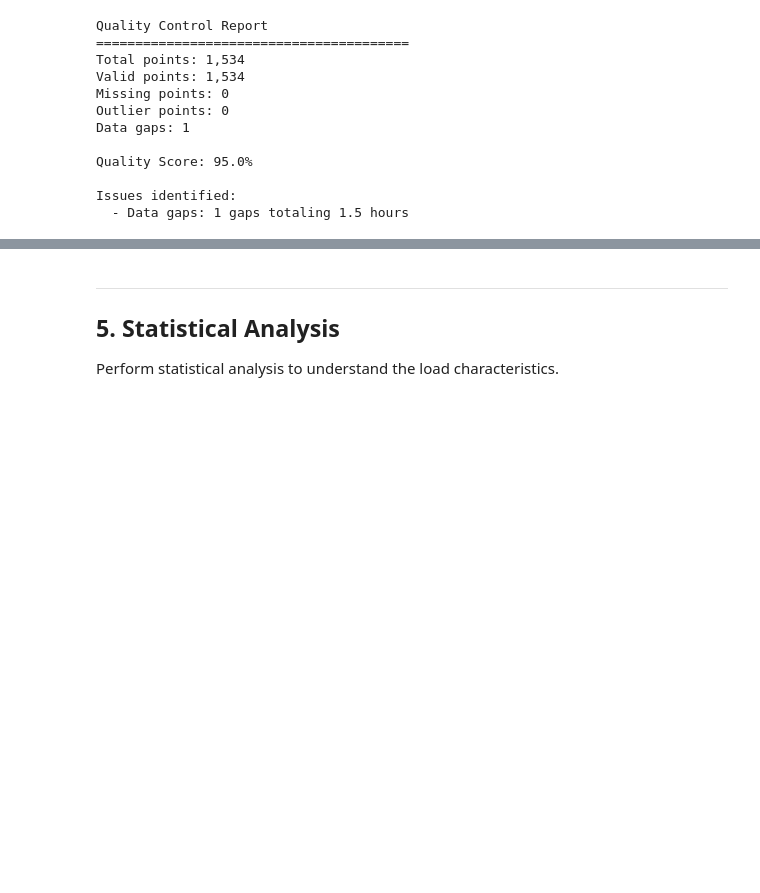
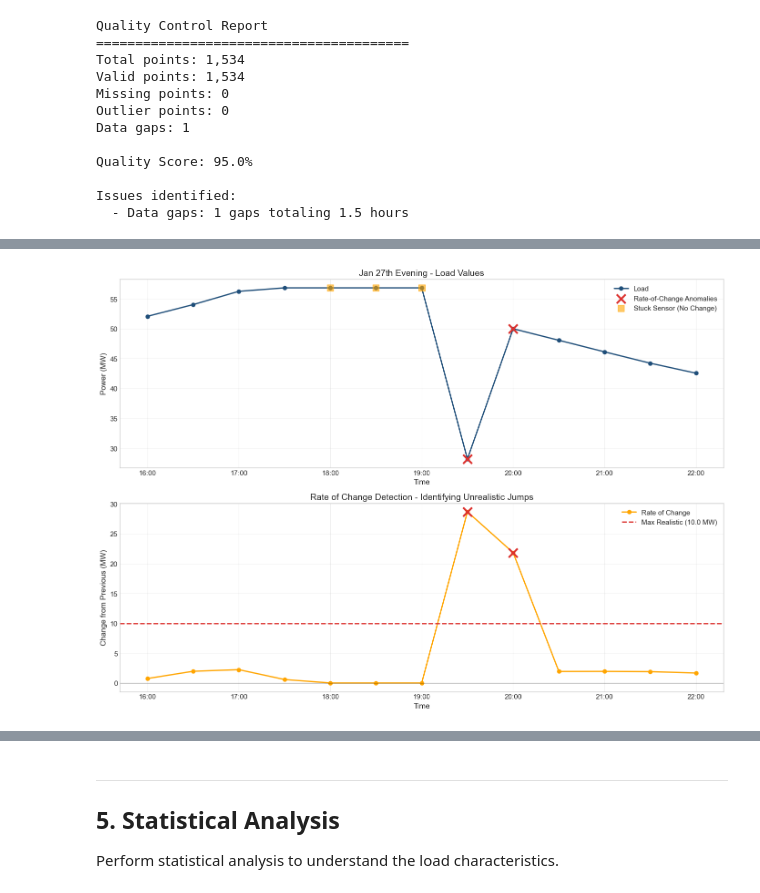
Before and after one commit to UKPN-DSO/ukpyn, a Jupyter notebook: examples/forecasting.ipynb, the cells around one changed output, grey strips where cells are left out. Saved outputs shown, nothing was run; the diff lists cells and outputs as text; code cells hidden in the pictures; blank space fills up the shorter version.

```diff
--- a/examples/forecasting.ipynb
+++ b/examples/forecasting.ipynb
@@ -924,0 +1144,58 @@ plt.show()
+# %%
+# Visualize a specific example: Jan 27th spike
+jan27_window = load_filled_clean.loc['2024-01-27 16:00':'2024-01-27 22:00']
+jan27_roc = rate_of_change.loc['2024-01-27 16:00':'2024-01-27 22:00']
+jan27_flags = roc_anomalies.loc['2024-01-27 16:00':'2024-01-27 22:00']
+
+fig, (ax1, ax2) = plt.subplots(2, 1, figsize=(14, 10))
+
+# Plot 1: Load values with anomalies highlighted
+ax1.plot(jan27_window.index, jan27_window.values,
+         marker='o', linewidth=2, markersize=6, label='Load', color=COLORS['primary'])
+
+# Highlight anomalous points
+anomalous_points = jan27_window[jan27_flags]
+if len(anomalous_points) > 0:
+    ax1.scatter(anomalous_points.index, anomalous_points.values,
+                color=COLORS['anomalies'], s=200, zorder=5, marker='x',
+                linewidth=3, label='Rate-of-Change Anomalies')
+
+# Mark stuck sensor periods (repeated values)
+stuck_mask = jan27_window.diff() == 0
+stuck_points = jan27_window[stuck_mask]
+if len(stuck_points) > 0:
+    ax1.scatter(stuck_points.index, stuck_points.values,
+                color='orange', s=100, zorder=4, marker='s',
+                alpha=0.6, label='Stuck Sensor (No Change)')
+
+ax1.set_xlabel('Time')
+ax1.set_ylabel('Power (MW)')
+ax1.set_title('Jan 27th Evening - Load Values')
+ax1.legend()
+ax1.grid(True, alpha=0.3)
+ax1.xaxis.set_major_formatter(mdates.DateFormatter('%H:%M'))
+
+# Plot 2: Rate of change
+ax2.plot(jan27_roc.index, jan27_roc.values,
+         marker='o', linewidth=2, markersize=6, color='orange', label='Rate of Change')
+ax2.axhline(y=max_realistic_change, color=COLORS['anomalies'],
+            linestyle='--', linewidth=2, label=f'Max Realistic ({max_realistic_change} MW)')
+ax2.axhline(y=0, color='black', linestyle='-', alpha=0.3, linewidth=1)
+
+# Highlight anomalous changes
+anomalous_changes = jan27_roc[jan27_flags]
+if len(anomalous_changes) > 0:
+    ax2.scatter(anomalous_changes.index, anomalous_changes.values,
+                color=COLORS['anomalies'], s=200, zorder=5, marker='x', linewidth=3)
+
+ax2.set_xlabel('Time')
+ax2.set_ylabel('Change from Previous (MW)')
+ax2.set_title('Rate of Change Detection - Identifying Unrealistic Jumps')
+ax2.legend()
+ax2.grid(True, alpha=0.3)
+ax2.xaxis.set_major_formatter(mdates.DateFormatter('%H:%M'))
+
+plt.tight_layout()
+plt.show()
+# %% [output]
+[figure, added]
```
Also changed, not shown: parts of 30 cells of this notebook, 4 other files.
